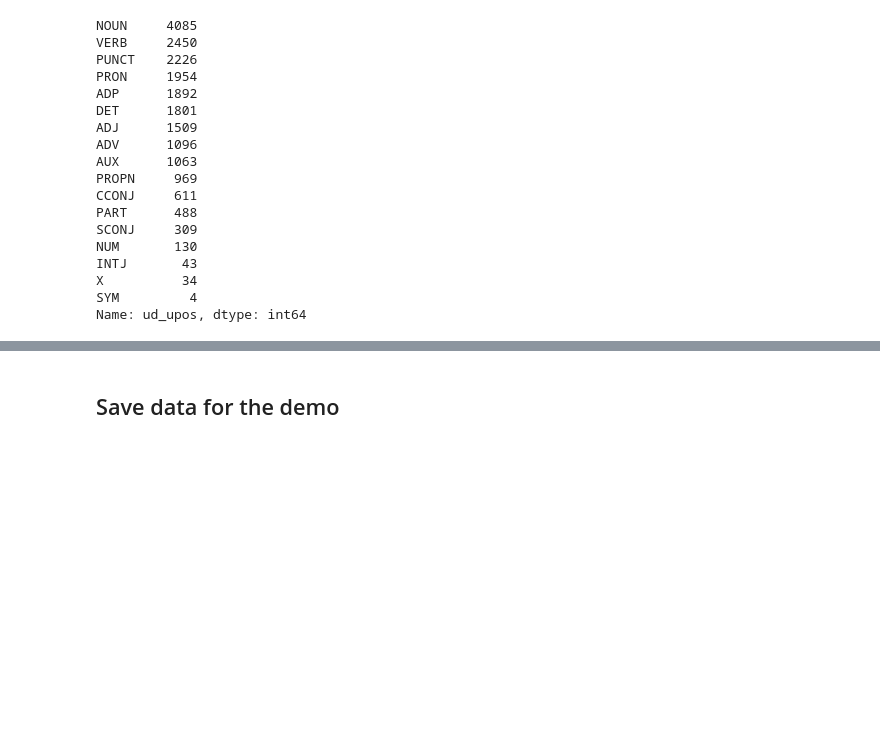
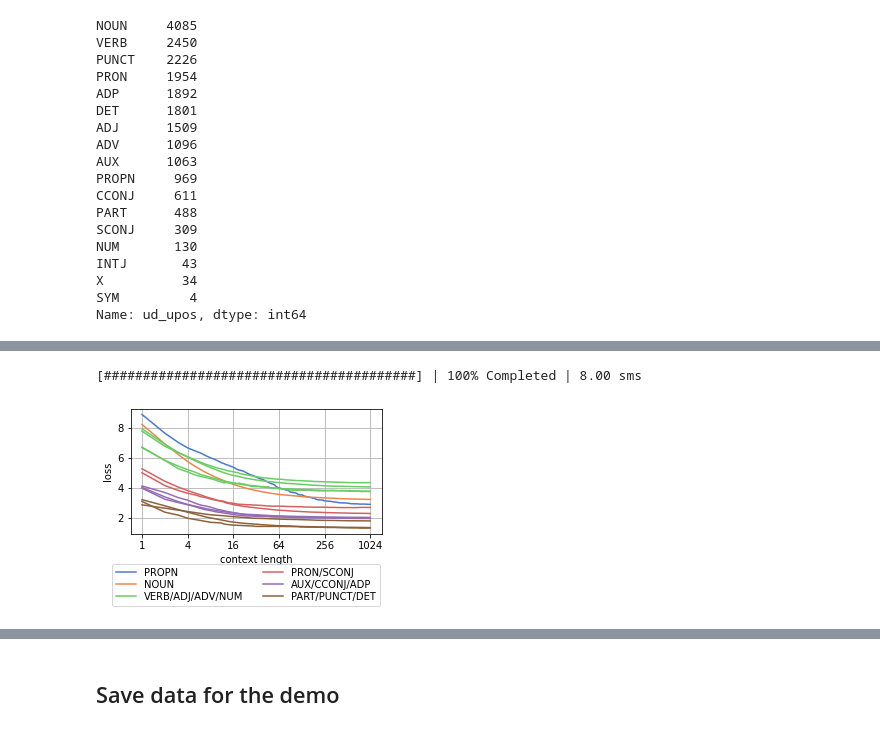
Before and after one commit to cifkao/context-probing, a Jupyter notebook: process_metrics.ipynb, the cells around one changed output, grey strips where cells are left out. Cells and saved outputs as stored; diff of their text form; code cells hidden in the pictures; blank space fills up the shorter version.

```diff
--- a/process_metrics.ipynb
+++ b/process_metrics.ipynb
@@ -251,0 +217,53 @@ for metric, ylabel in [("xent", "cross entropy")]:
+# %%
+for metric, ylabel in [("xent", "loss")]:
+    with dask.diagnostics.ProgressBar():
+        df = (
+            metrics_dd
+            .query("model == 'gpt-j-6B'")
+            .compute()
+            .join(dataset_df.set_index(["seq_id", "position"])[["ud_upos"]].query("ud_upos in @upos_filtered"),
+                  on=["seq_id", "position"], how="inner")
+            .groupby(["ctx_len", "ud_upos"], sort=False).agg({metric: "mean"}).reset_index()
+        )
+
+    base_palette = sns.color_palette("muted")
+    upos_groups = [
+        ["PROPN"],
+        ["NOUN"],
+        ["VERB", "ADJ", "ADV", "NUM"],
+        ["PRON", "SCONJ"],
+        ["AUX", "CCONJ", "ADP"],
+        ["PART", "PUNCT", "DET"],
+    ]
+    upos_order = [u for g in upos_groups for u in g]
+    upos_palette = {u: base_palette[[i for i, g in enumerate(upos_groups) if u in g][0]]
+                    for u in upos_order}
+
+    plt.figure(figsize=(4.5, 2.3))
+    sns.lineplot(data=df, x="ctx_len", y=metric,
+                 hue="ud_upos", hue_order=upos_order,
+                 palette=upos_palette,
+                 ci="none")
+    plt.xlabel("context length")
+    plt.ylabel(ylabel)
+    plt.xscale("log", base=2)
+    xticks = 2 ** np.arange(0, 11, 2)
+    plt.xticks(xticks, xticks)
+    plt.grid()
+
+    # Group legend by color
+    handles, _ = plt.gca().get_legend_handles_labels()
+    new_handles = []
+    i = 0
+    for g in upos_groups:
+        new_handles.append(handles[i])
+        i += len(g)
+    labels = ["/".join(l for l in g) for g in upos_groups]
+    plt.legend(new_handles, labels, ncol=2, labelspacing=0.2,
+               loc="upper center", bbox_to_anchor=(0.46, -0.2))
+
+    plt.savefig(f"figs/{metric}_ctx_upos.pdf", bbox_inches="tight")
+    plt.show()
+# %% [output]
+[########################################] | 100% Completed | 8.00 sms
+[figure, added]
```
Also changed, not shown: parts of 17 cells of this notebook.
